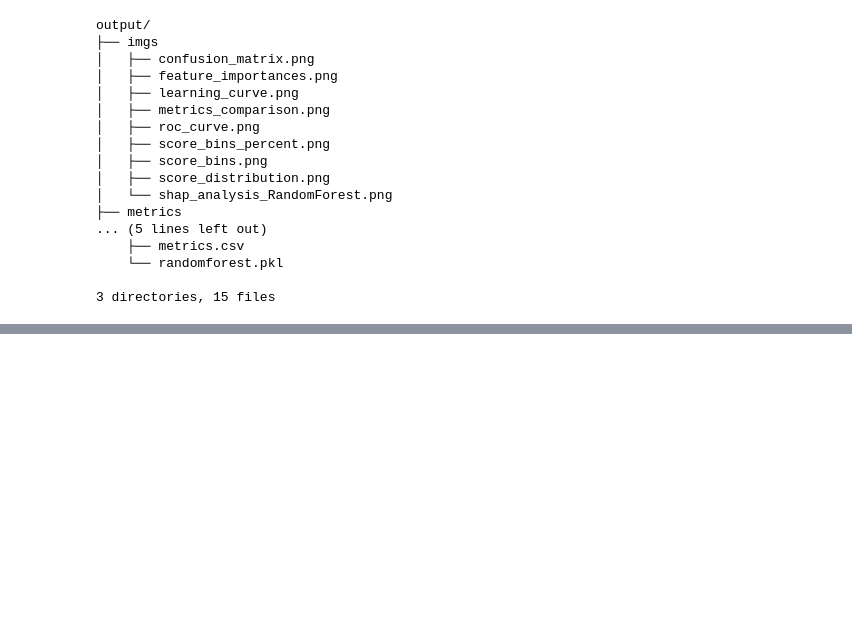
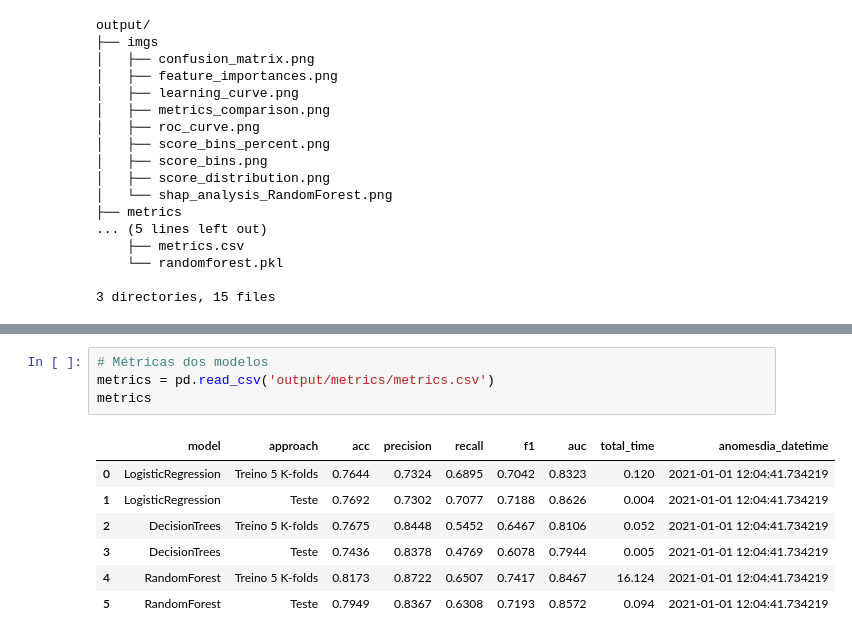
Before and after one commit to ThiagoPanini/pycomp, a Jupyter notebook: examples/titanic/Analisando Sobrevivência no Naufrágio do Titanic.ipynb, the cells around one changed output, grey strips where cells are left out. Drawn from its saved outputs; the diff is of its cells as text; blank space fills up the shorter version.

```diff
--- a/examples/titanic/Analisando Sobrevivência no Naufrágio do Titanic.ipynb
+++ b/examples/titanic/Analisando Sobrevivência no Naufrágio do Titanic.ipynb
@@ -905,0 +913,12 @@ output/
+# %%
+# Métricas dos modelos
+metrics = pd.read_csv('output/metrics/metrics.csv')
+metrics
+# %% [output]
+|  | model | approach | acc | precision | recall | f1 | auc | total_time | anomesdia_datetime |
+| 0 | LogisticRegression | Treino 5 K-folds | 0.7644 | 0.7324 | 0.6895 | 0.7042 | 0.8323 | 0.120 | 2021-01-01 12:04:41.734219 |
+| 1 | LogisticRegression | Teste | 0.7692 | 0.7302 | 0.7077 | 0.7188 | 0.8626 | 0.004 | 2021-01-01 12:04:41.734219 |
+| 2 | DecisionTrees | Treino 5 K-folds | 0.7675 | 0.8448 | 0.5452 | 0.6467 | 0.8106 | 0.052 | 2021-01-01 12:04:41.734219 |
+| 3 | DecisionTrees | Teste | 0.7436 | 0.8378 | 0.4769 | 0.6078 | 0.7944 | 0.005 | 2021-01-01 12:04:41.734219 |
+| 4 | RandomForest | Treino 5 K-folds | 0.8173 | 0.8722 | 0.6507 | 0.7417 | 0.8467 | 16.124 | 2021-01-01 12:04:41.734219 |
+| 5 | RandomForest | Teste | 0.7949 | 0.8367 | 0.6308 | 0.7193 | 0.8572 | 0.094 | 2021-01-01 12:04:41.734219 |
```
Also changed, not shown: parts of 27 cells of this notebook, 4 other files.
